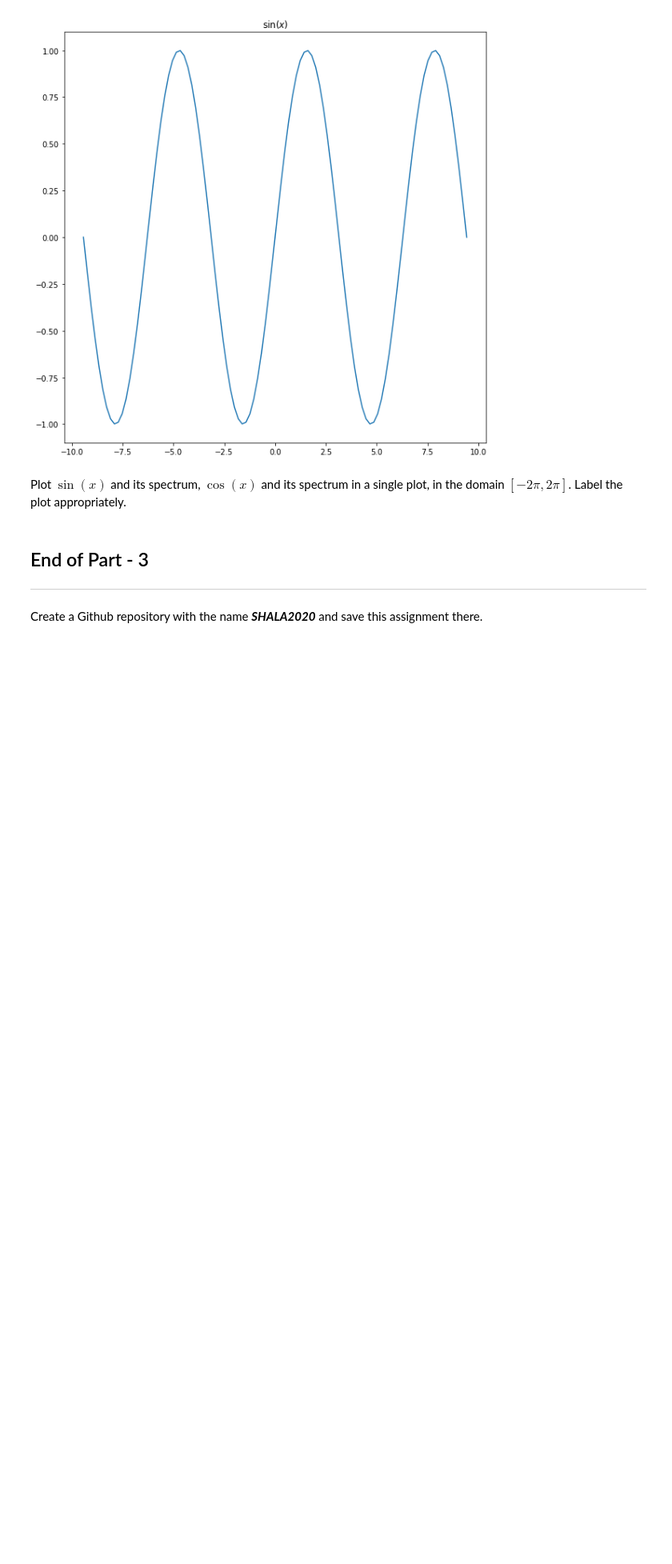
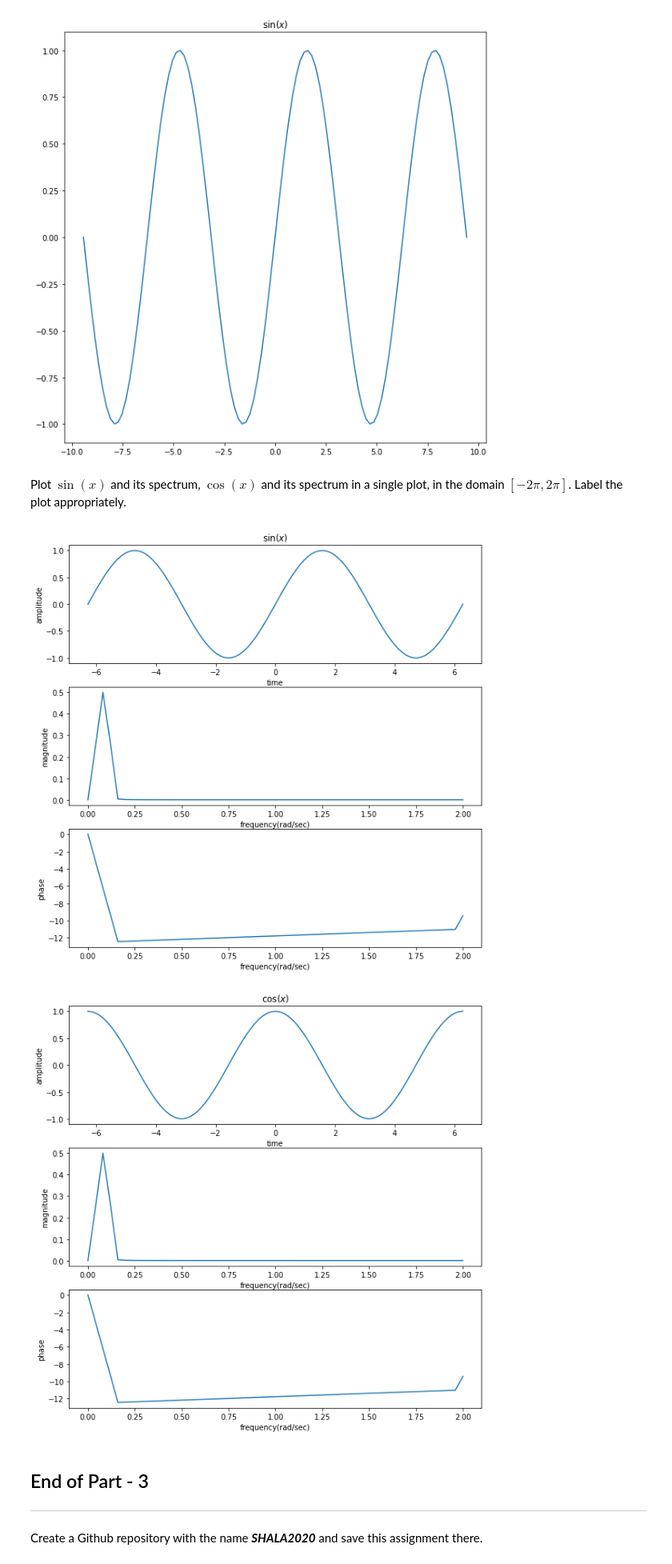
Before and after one commit to cpr888/SHALA2020, a Jupyter notebook: Assignment_1_DS.ipynb, the cells around one changed output. Shown: that part at 80% size. Drawn from its saved outputs; the diff is of its cells as text; code cells hidden in the pictures; blank space fills up the shorter version.

```diff
--- a/Assignment_1_DS.ipynb
+++ b/Assignment_1_DS.ipynb
@@ -189,6 +358,60 @@ plt.show()
 [figure]
 # %% [markdown]
 Plot $\sin(x)$ and its spectrum, $\cos(x)$ and its spectrum in a single plot, in the domain $[-2\pi,2\pi]$. Label the plot appropriately.
+# %%
+x = np.linspace(-2*np.pi,2*np.pi,100) # pi = 3.14...
+y_sin = np.sin(x)
+plt.figure(figsize=(10,10))
+plt.subplot(311)
+plt.title(r'$\sin(x)$')
+plt.plot(x, y_sin,)
+plt.xlabel('time')
+plt.ylabel('amplitude')
+# plot the signal in frequency domain
+
+plt.subplot(312)
+# sampling frequency = 4 - get a magnitude spectrum
+plt.magnitude_spectrum(y_sin,Fs=4)
+plt.xlabel('frequency(rad/sec)')
+plt.ylabel('magnitude')
+
+plt.subplot(313)
+plt.phase_spectrum(y_cos,Fs=4)
+plt.xlabel('frequency(rad/sec)')
+plt.ylabel('phase')
+# display the plots
+plt.show()
+
+
+y_cos = np.cos(x)
+plt.figure(figsize=(10,10))
+plt.subplot(311)
+plt.title(r'$\cos(x)$')
+plt.plot(x, y_cos,)
+plt.xlabel('time')
+plt.ylabel('amplitude')
+# plot the signal in frequency domain
+
+plt.subplot(312)
+
+# sampling frequency = 4 - get a magnitude spectrum
+
+plt.magnitude_spectrum(y_cos,Fs=4)
+plt.xlabel('frequency(rad/sec)')
+plt.ylabel('magnitude')
+
+plt.subplot(313)
+
+# sampling frequency = 4 - get a magnitude spectrum
+
+plt.phase_spectrum(y_cos,Fs=4)
+plt.xlabel('frequency(rad/sec)')
+plt.ylabel('phase')
+
+plt.show()
+# %% [output]
+[figure, added]
+[figure, added]
 # %% [markdown]
 ## End of Part - 3
 ---
```
Also changed, not shown: parts of 11 cells of this notebook.
